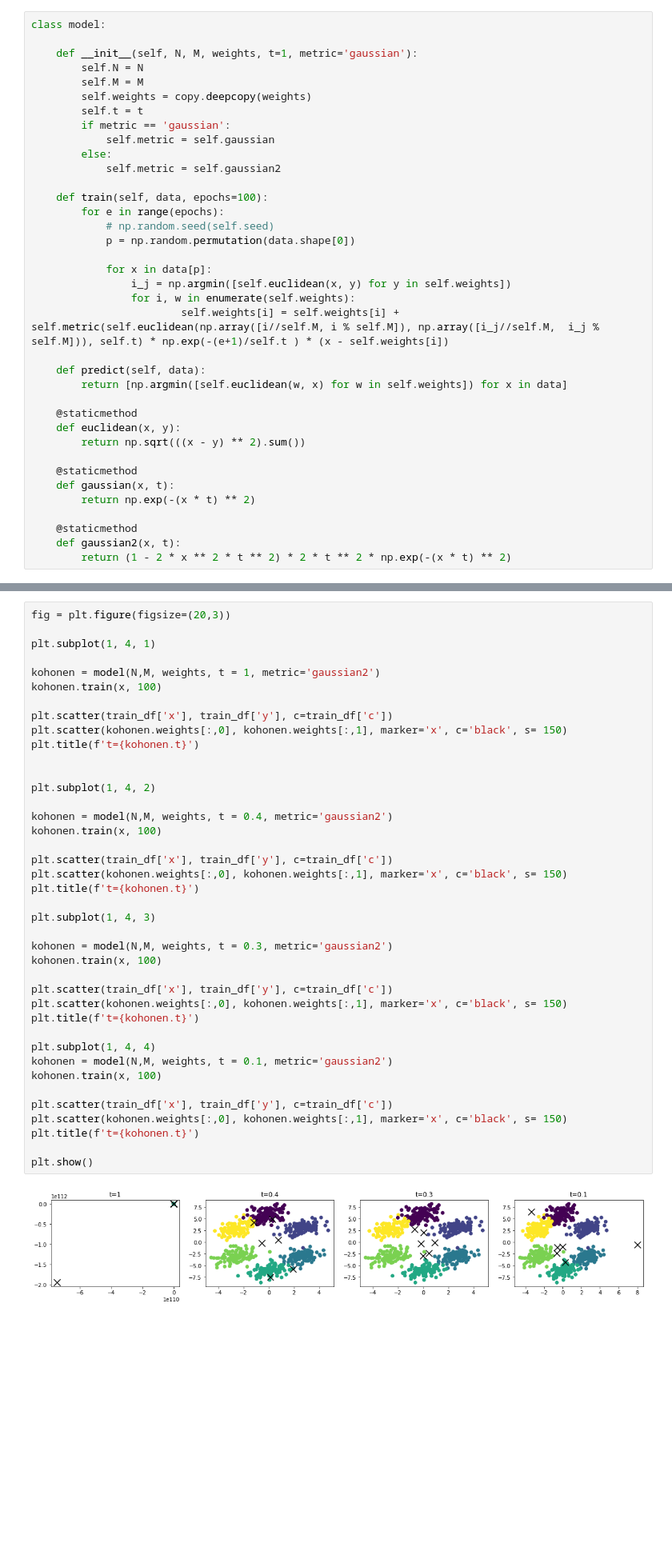
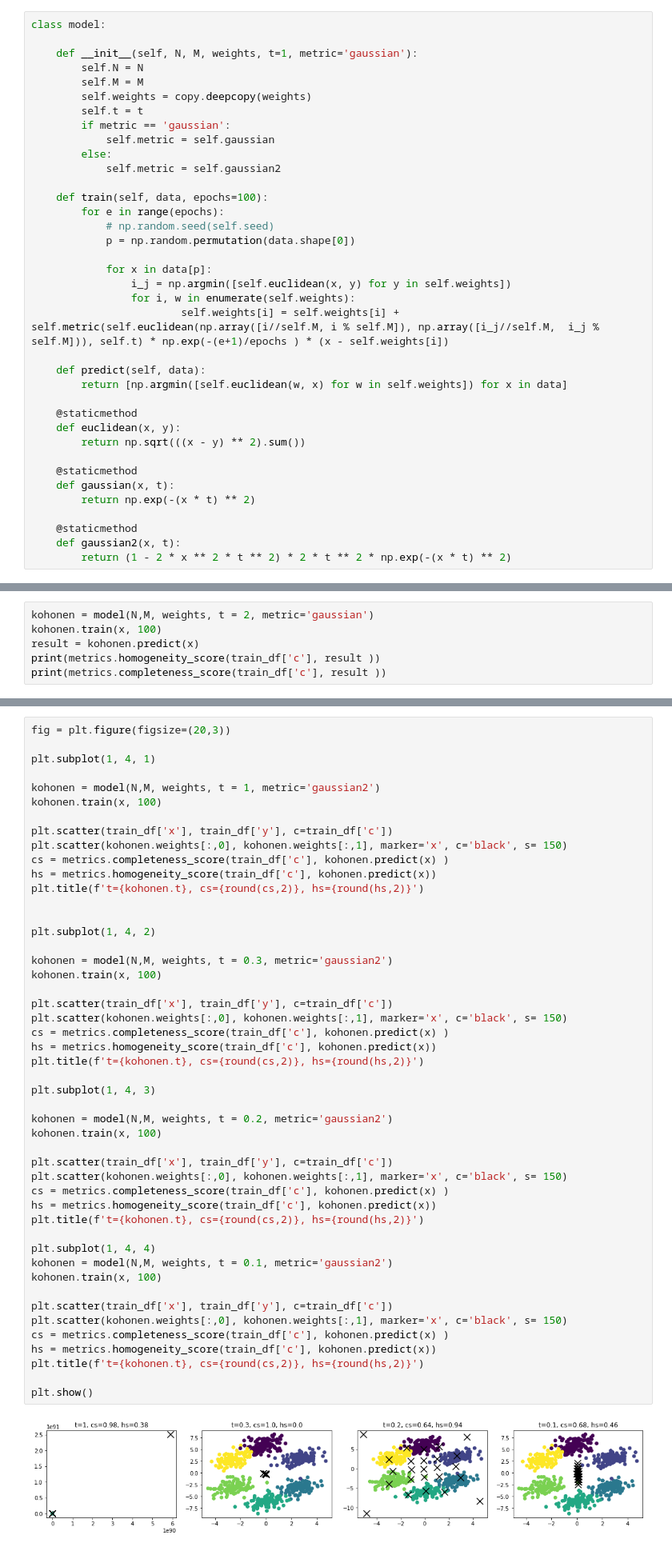
Before and after one commit to jakwisn/metody_inteligencji_obliczeniowej, a Jupyter notebook: zadania/Kohonen1.ipynb, the cells around one changed output, grey strips where cells are left out. Shown at 80% size. Drawn from its saved outputs; the diff is of its cells as text; blank space fills up the shorter version.

```diff
--- a/zadania/Kohonen1.ipynb
+++ b/zadania/Kohonen1.ipynb
@@ -49,7 +49,7 @@ class model:
             for x in data[p]:
                 i_j = np.argmin([self.euclidean(x, y) for y in self.weights])
                 for i, w in enumerate(self.weights):
-                        self.weights[i] = self.weights[i] + self.metric(self.euclidean(np.array([i//self.M, i % self.M]), np.array([i_j//self.M,  i_j % self.M])), self.t) * np.exp(-(e+1)/self.t ) * (x - self.weights[i])
+                        self.weights[i] = self.weights[i] + self.metric(self.euclidean(np.array([i//self.M, i % self.M]), np.array([i_j//self.M,  i_j % self.M])), self.t) * np.exp(-(e+1)/epochs ) * (x - self.weights[i])
 
     def predict(self, data):
         return [np.argmin([self.euclidean(w, x) for w in self.weights]) for x in data]
@@ -142,2 +154,8 @@ Text(0.5, 1.0, 't=1')
 # %% [markdown]
 Widzimy, że dla większej ilości nodów, pokrycie jest również dość dobre.
+# %%
+kohonen = model(N,M, weights, t = 2, metric='gaussian')
+kohonen.train(x, 100)
+result = kohonen.predict(x)
+print(metrics.homogeneity_score(train_df['c'], result ))
+print(metrics.completeness_score(train_df['c'], result ))
@@ -144,45 +165,53 @@ Widzimy, że dla większej ilości nodów, pokrycie jest również dość dobre.
 # %%
 fig = plt.figure(figsize=(20,3))
 
 plt.subplot(1, 4, 1)
 
 kohonen = model(N,M, weights, t = 1, metric='gaussian2')
 kohonen.train(x, 100)
 
 plt.scatter(train_df['x'], train_df['y'], c=train_df['c'])
 plt.scatter(kohonen.weights[:,0], kohonen.weights[:,1], marker='x', c='black', s= 150)
-plt.title(f't={kohonen.t}')
+cs = metrics.completeness_score(train_df['c'], kohonen.predict(x) )
+hs = metrics.homogeneity_score(train_df['c'], kohonen.predict(x))
+plt.title(f't={kohonen.t}, cs={round(cs,2)}, hs={round(hs,2)}')
 
 
 plt.subplot(1, 4, 2)
-
-kohonen = model(N,M, weights, t = 0.4, metric='gaussian2')
-kohonen.train(x, 100)
-
-plt.scatter(train_df['x'], train_df['y'], c=train_df['c'])
-plt.scatter(kohonen.weights[:,0], kohonen.weights[:,1], marker='x', c='black', s= 150)
-plt.title(f't={kohonen.t}')
-
-plt.subplot(1, 4, 3)
 
 kohonen = model(N,M, weights, t = 0.3, metric='gaussian2')
 kohonen.train(x, 100)
 
 plt.scatter(train_df['x'], train_df['y'], c=train_df['c'])
 plt.scatter(kohonen.weights[:,0], kohonen.weights[:,1], marker='x', c='black', s= 150)
-plt.title(f't={kohonen.t}')
+cs = metrics.completeness_score(train_df['c'], kohonen.predict(x) )
+hs = metrics.homogeneity_score(train_df['c'], kohonen.predict(x))
+plt.title(f't={kohonen.t}, cs={round(cs,2)}, hs={round(hs,2)}')
+
+plt.subplot(1, 4, 3)
+
+kohonen = model(N,M, weights, t = 0.2, metric='gaussian2')
+kohonen.train(x, 100)
+
+plt.scatter(train_df['x'], train_df['y'], c=train_df['c'])
+plt.scatter(kohonen.weights[:,0], kohonen.weights[:,1], marker='x', c='black', s= 150)
+cs = metrics.completeness_score(train_df['c'], kohonen.predict(x) )
+hs = metrics.homogeneity_score(train_df['c'], kohonen.predict(x))
+plt.title(f't={kohonen.t}, cs={round(cs,2)}, hs={round(hs,2)}')
 
 plt.subplot(1, 4, 4)
 kohonen = model(N,M, weights, t = 0.1, metric='gaussian2')
 kohonen.train(x, 100)
 
 plt.scatter(train_df['x'], train_df['y'], c=train_df['c'])
 plt.scatter(kohonen.weights[:,0], kohonen.weights[:,1], marker='x', c='black', s= 150)
-plt.title(f't={kohonen.t}')
+cs = metrics.completeness_score(train_df['c'], kohonen.predict(x) )
+hs = metrics.homogeneity_score(train_df['c'], kohonen.predict(x))
+plt.title(f't={kohonen.t}, cs={round(cs,2)}, hs={round(hs,2)}')
 
 plt.show()
 # %% [output]
-[figure, old version]
+[figure, new version]
 # %% [markdown]
 Tutaj najlepsze okazuje się najlepsze `t=0.4`
 # %%
```
Also changed, not shown: parts of 23 cells of this notebook.
